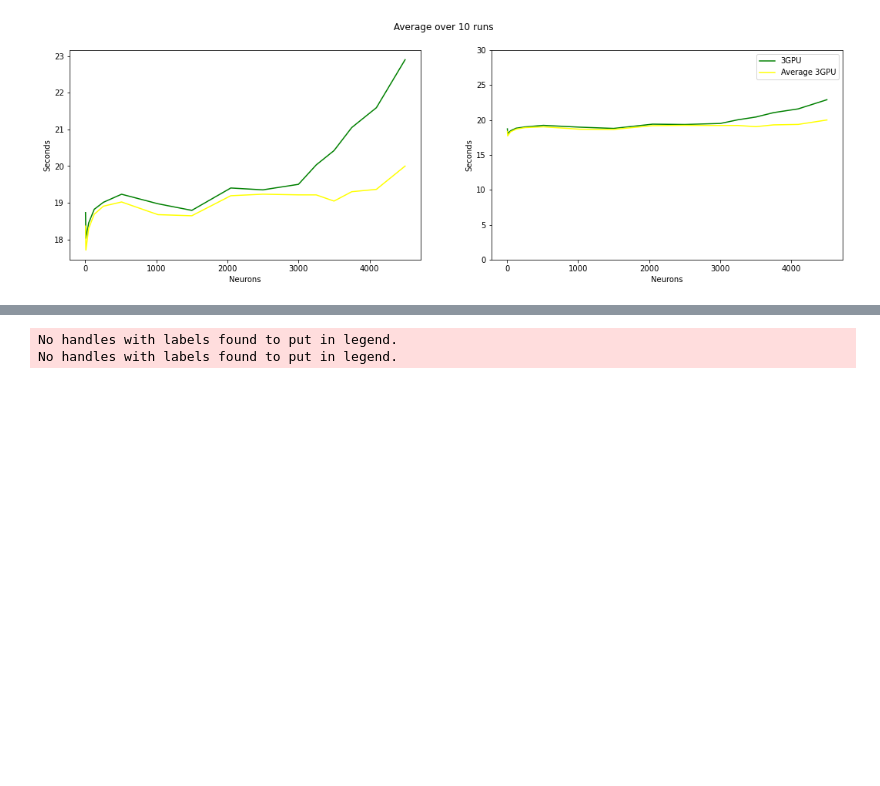
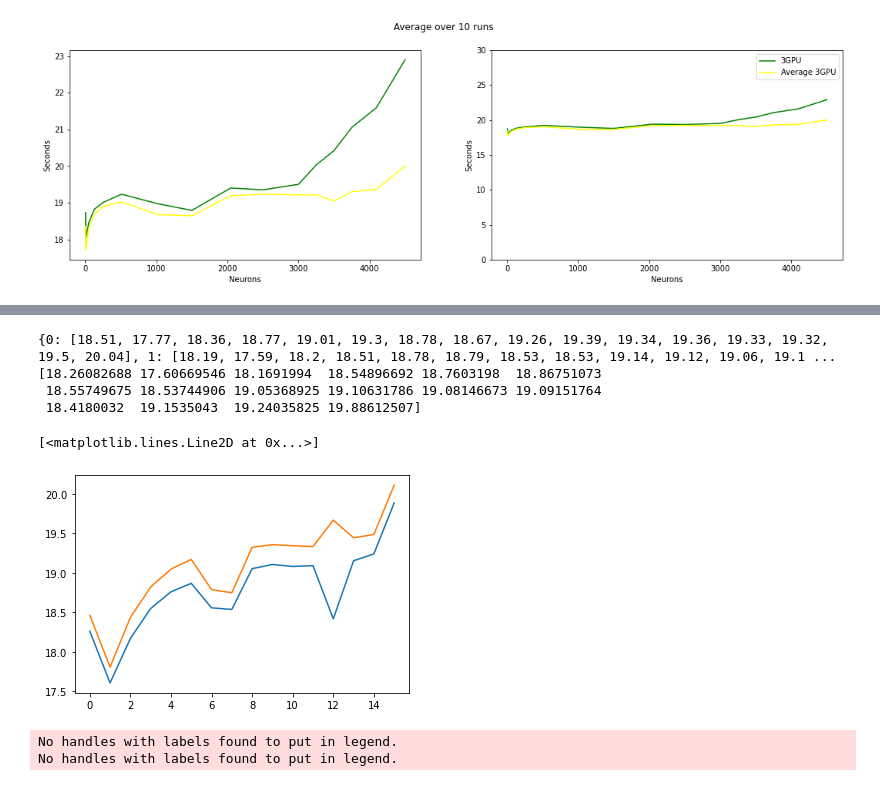
Before and after one commit to toelt-llc/TOELT-tfrabbit, a Jupyter notebook: code/notebooks/plot_results.ipynb, the cells around one changed output, grey strips where cells are left out. Cells and saved outputs as stored; diff of their text form; code cells hidden in the pictures; blank space fills up the shorter version.

```diff
--- a/code/notebooks/plot_results.ipynb
+++ b/code/notebooks/plot_results.ipynb
@@ -142,3 +151,38 @@ plt.show()
+# %%
+import numpy as np
+nptimes = np.asarray(times[0])
+
+stds = []
+timesarray = []
+timesdic = {}
+for j in range(16):
+    timesdic[j] = []
+    for i in range(10):
+        #print(times[i])
+        timesdic[j].append(times[i][j])
+    #print(timesdic[j])
+    stds.append(np.std(np.asarray(timesdic[j])))
+
+print(times)
+timesdic
+stds
+print(np.asarray(frod_times_avg)-np.asarray(stds))
+min = np.asarray(frod_times_avg)-np.asarray(stds)
+max = np.asarray(frod_times_avg)+np.asarray(stds)
+plt.plot(min)
+plt.plot(max)
+
+
+
+
+#plt.fill_between(range(6),means-stds,means+stds,alpha=.1)
+# %% [output]
+{0: [18.51, 17.77, 18.36, 18.77, 19.01, 19.3, 18.78, 18.67, 19.26, 19.39, 19.34, 19.36, 19.33, 19.32, 19.5, 20.04], 1: [18.19, 17.59, 18.2, 18.51, 18.78, 18.79, 18.53, 18.53, 19.14, 19.12, 19.06, 19.1 ...
+[18.26082688 17.60669546 18.1691994  18.54896692 18.7603198  18.86751073
+ 18.55749675 18.53744906 19.05368925 19.10631786 19.08146673 19.09151764
+ 18.4180032  19.1535043  19.24035825 19.88612507]
+[<matplotlib.lines.Line2D at 0x...>]
+[figure, added]
 # %%
 # Combination
 fig, ((ax1, ax2), (ax3, ax4)) = plt.subplots(2,2, figsize=(18,10))
```
Also changed, not shown: parts of 2 cells of this notebook, 1 other file.
